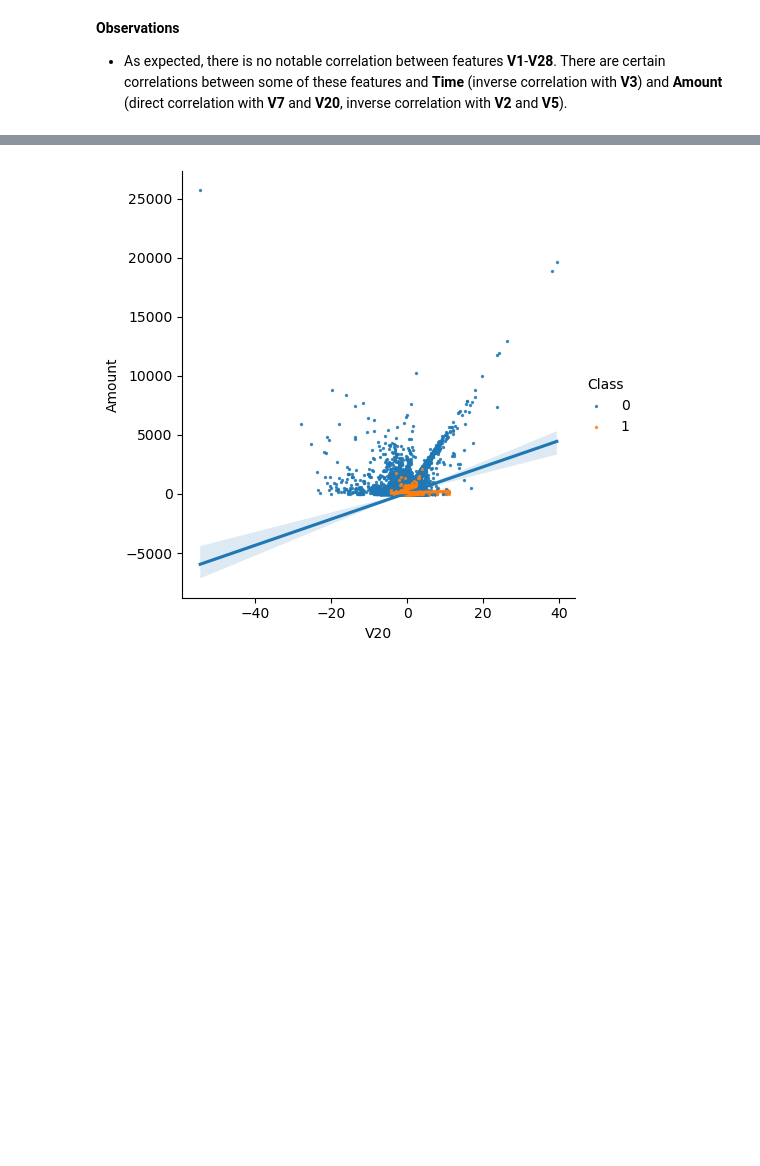
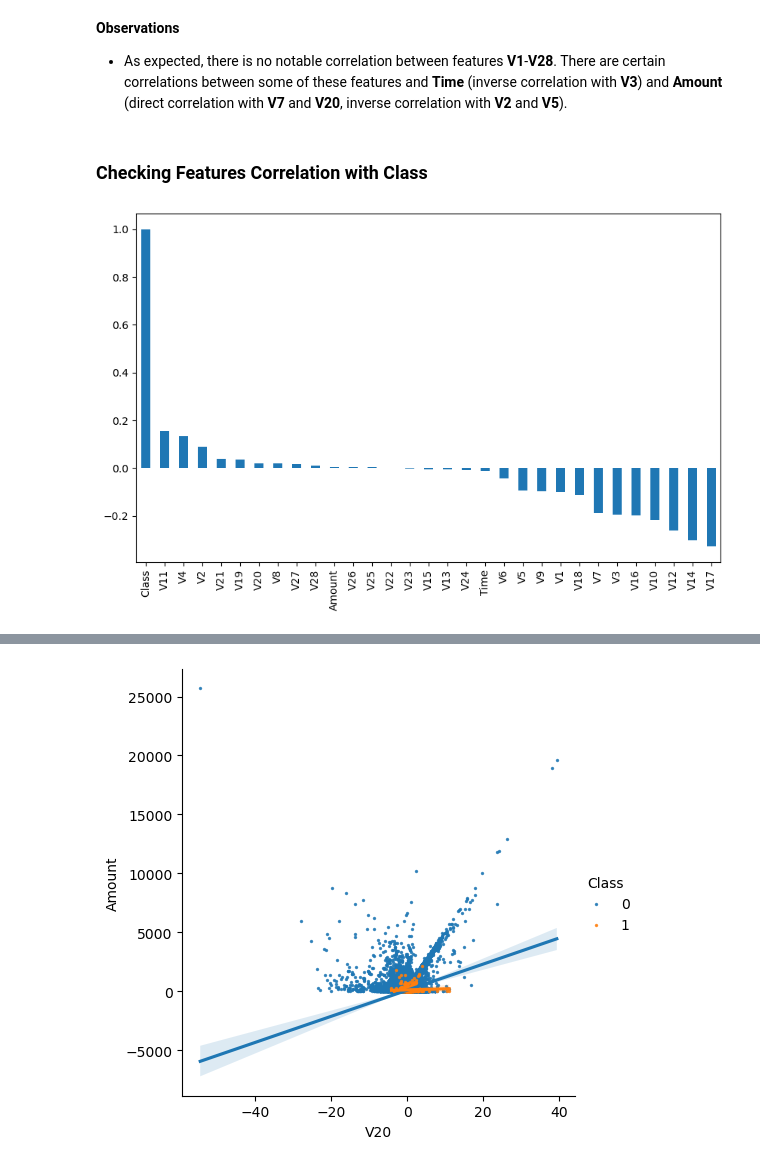
Before and after one commit to jaiomrana/ucb_ai_ml_capstone_assignment, a Jupyter notebook: credit_card_fraud_detection_models.ipynb, the cells around one changed output, grey strips where cells are left out. Saved outputs shown, nothing was run; the diff lists cells and outputs as text; code cells hidden in the pictures; blank space fills up the shorter version.

```diff
--- a/credit_card_fraud_detection_models.ipynb
+++ b/credit_card_fraud_detection_models.ipynb
@@ -259,3 +267,15 @@ plt.show()
 # %% [markdown]
 **Observations**
 - As expected, there is no notable correlation between features **V1**-**V28**. There are certain correlations between some of these features and **Time** (inverse correlation with **V3**) and **Amount** (direct correlation with **V7** and **V20**, inverse correlation with **V2** and **V5**).
+# %% [markdown]
+### Checking Features Correlation with Class
+# %%
+corr = data.corr()
+
+plt.figure(figsize = (10,6))
+plt.rc('xtick', labelsize=10)
+plt.rc('ytick', labelsize=10)
+corr['Class'].sort_values(ascending = False).plot(kind = 'bar')
+plt.show()
+# %% [output]
+[figure, added]
```
Also changed, not shown: parts of 149 cells of this notebook.
